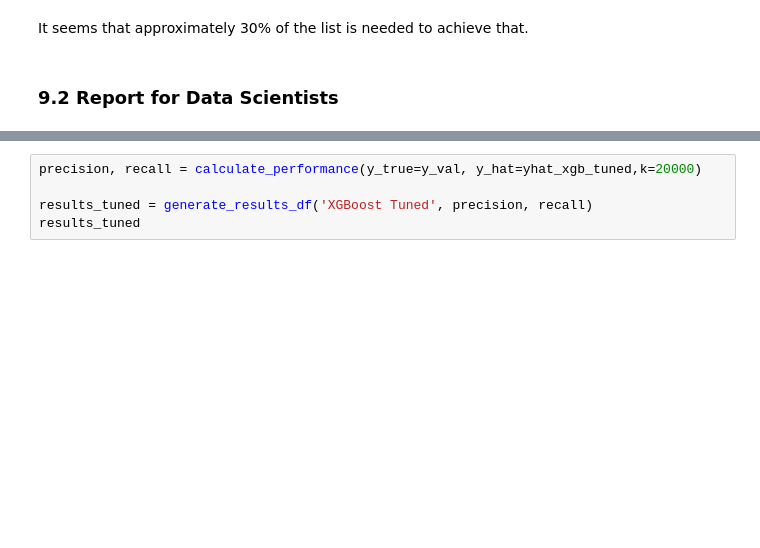
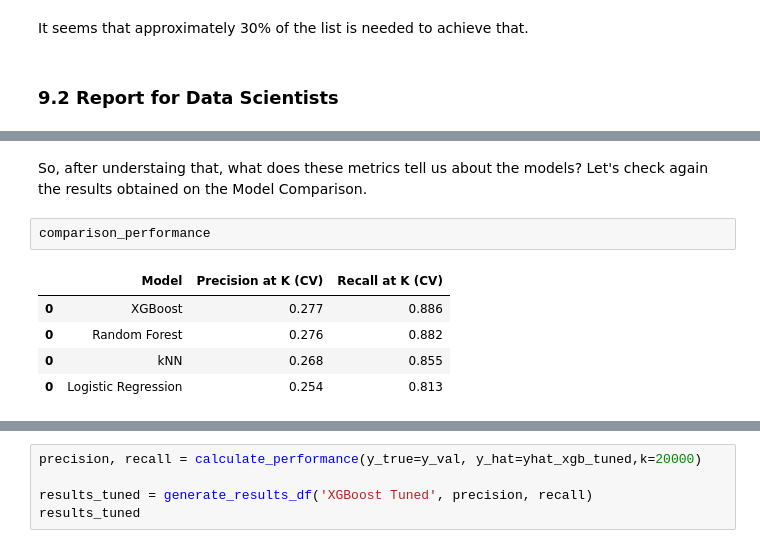
Before and after one commit to andre-ls/insurance-cross-sell, a Jupyter notebook: Code/main_notebook.ipynb, the cells around one changed output, grey strips where cells are left out. Cells and saved outputs as stored; diff of their text form; blank space fills up the shorter version.

```diff
--- a/Code/main_notebook.ipynb
+++ b/Code/main_notebook.ipynb
@@ -843,0 +859,10 @@ It seems that approximately 30% of the list is needed to achieve that.
+# %% [markdown]
+So, after understaing that, what does these metrics tell us about the models? Let's check again the results obtained on the Model Comparison.
+# %%
+comparison_performance
+# %% [output]
+|  | Model | Precision at K (CV) | Recall at K (CV) |
+| 0 | XGBoost | 0.277 | 0.886 |
+| 0 | Random Forest | 0.276 | 0.882 |
+| 0 | kNN | 0.268 | 0.855 |
+| 0 | Logistic Regression | 0.254 | 0.813 |
```
Also changed, not shown: parts of 12 cells of this notebook.
